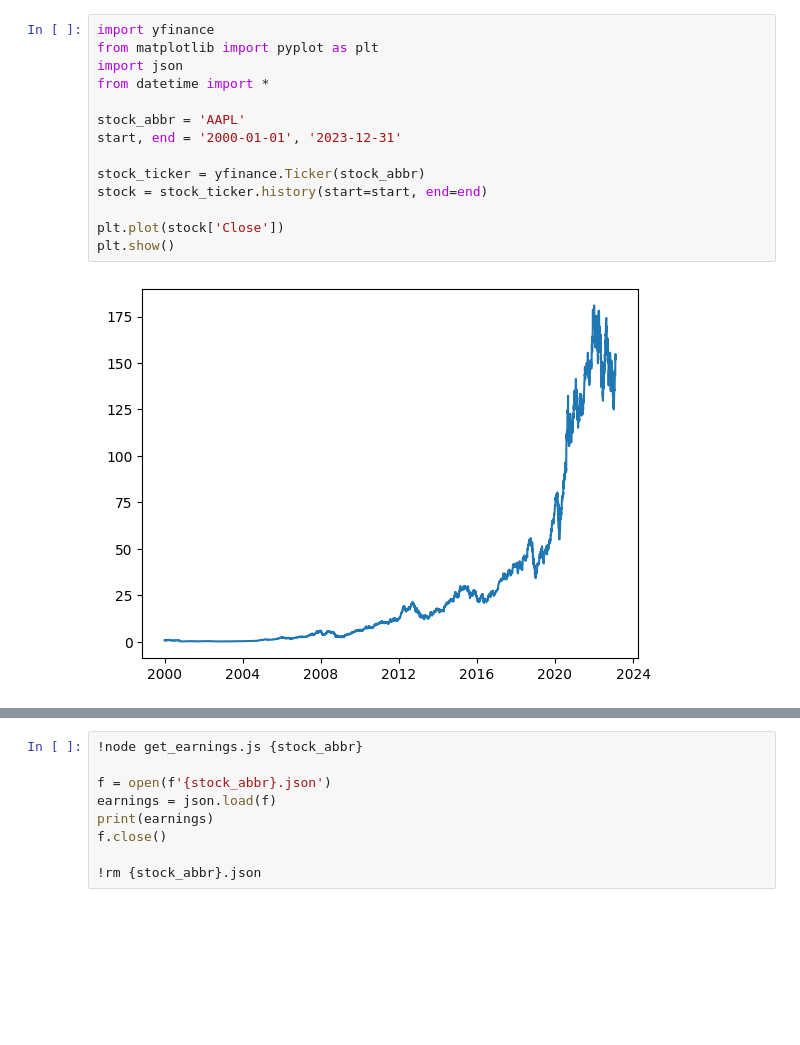
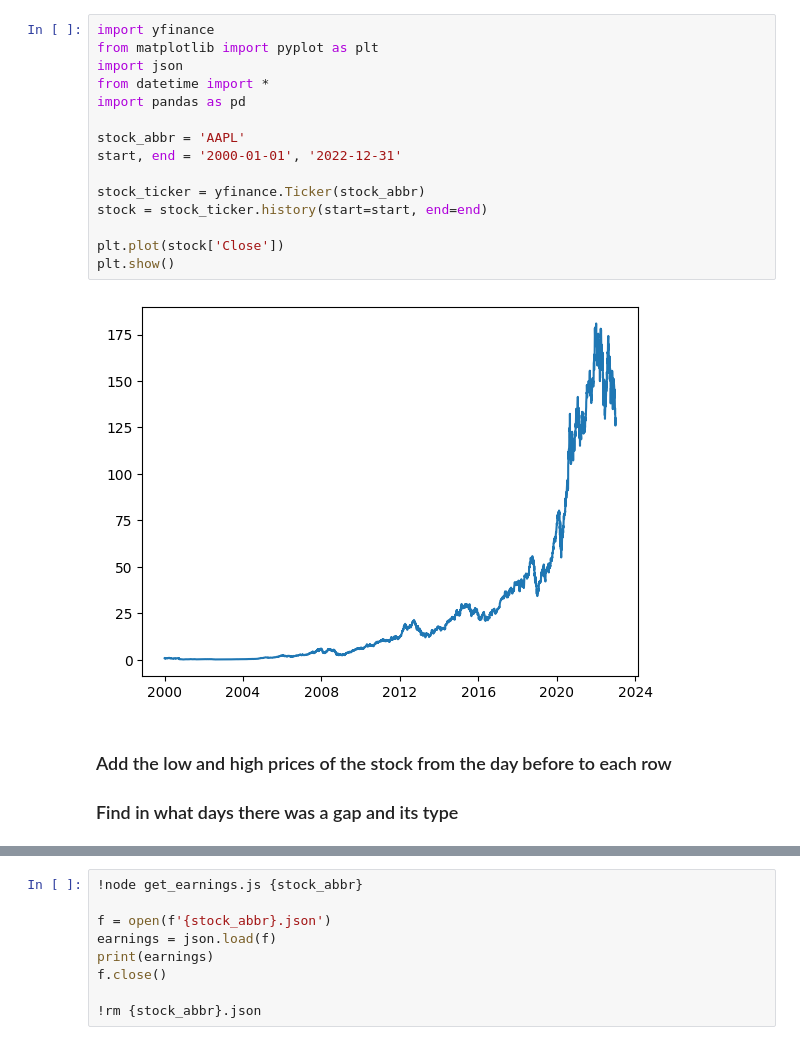
Before and after one commit to alonlerner/finance_project, a Jupyter notebook: find_gaps.ipynb, the cells around one changed output, grey strips where cells are left out. Saved outputs shown, nothing was run; the diff lists cells and outputs as text; blank space fills up the shorter version.

```diff
--- a/find_gaps.ipynb
+++ b/find_gaps.ipynb
@@ -1,19 +5,23 @@
 # %%
 import yfinance
 from matplotlib import pyplot as plt
 import json
 from datetime import *
+import pandas as pd
 
 stock_abbr = 'AAPL'
-start, end = '2000-01-01', '2023-12-31'
+start, end = '2000-01-01', '2022-12-31'
 
 stock_ticker = yfinance.Ticker(stock_abbr)
 stock = stock_ticker.history(start=start, end=end)
 
 plt.plot(stock['Close'])
 plt.show()
 # %% [output]
-[figure, old version]
+[figure, new version]
+# %% [markdown]
+### Add the low and high prices of the stock from the day before to each row
+### Find in what days there was a gap and its type
 # %%
 stock['High_t-1'] = stock.High.shift(1)
 stock['Low_t-1'] = stock.Low.shift(1)
```
Also changed, not shown: parts of 7 cells of this notebook.
